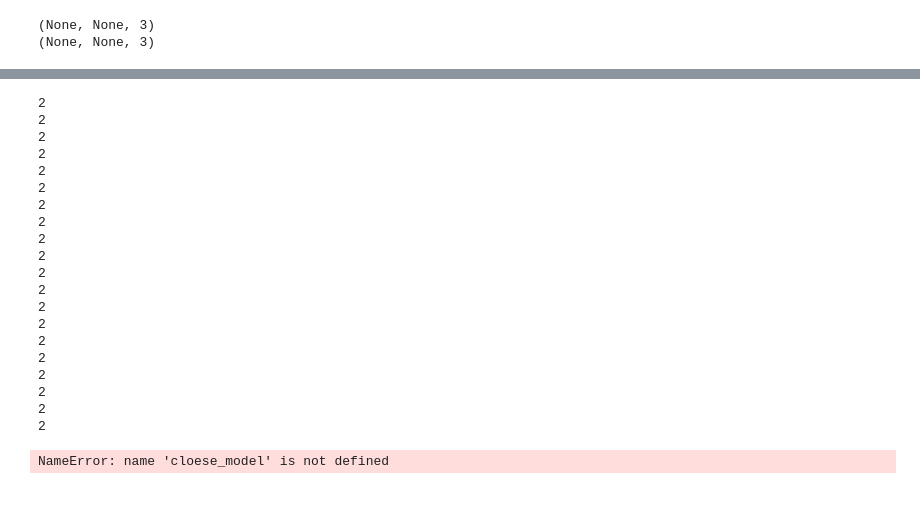
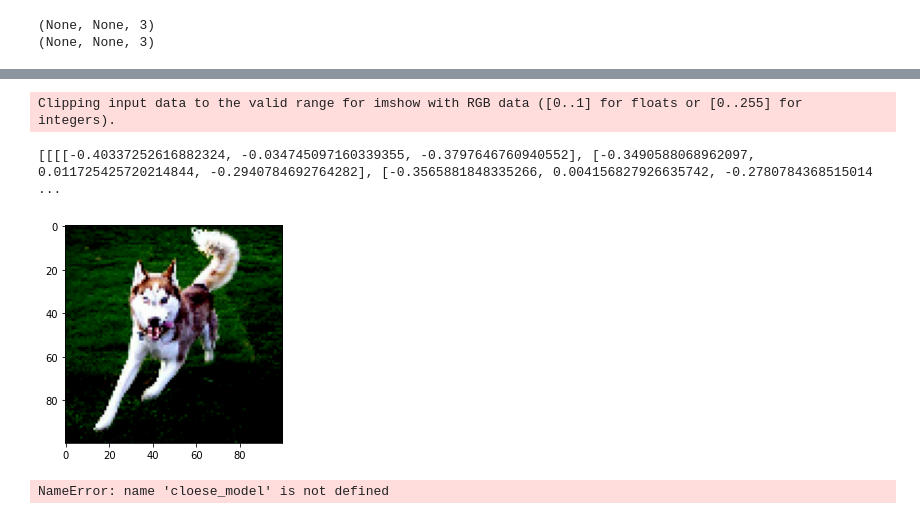
Before and after one commit to Quan3Xin/tf_estimator_demo, a Jupyter notebook: CNN_with_cat&dog.ipynb, the cells around one changed output, grey strips where cells are left out. Saved outputs shown, nothing was run; the diff lists cells and outputs as text; code cells hidden in the pictures.

```diff
--- a/CNN_with_cat&dog.ipynb
+++ b/CNN_with_cat&dog.ipynb
@@ -153,13 +153,13 @@ validation_ds = tf.data.Dataset.from_tensor_slices(test_image_path).map(process_
 (None, None, 3)
 # %%
 model = models.Sequential()
-model.add(Conv2D(32, (3, 3), activation='relu', input_shape=(100, 100, 3)))
+model.add(Conv2D(32, (3, 3), activation='relu', input_shape=(160, 160, 3)))
 model.add(MaxPooling2D((2, 2)))
 model.add(Dropout(0.2))
-model.add(Conv2D(64, (3, 3), activation='relu'))
+model.add(SeparableConv2D(64, (3, 3), activation='relu'))
 model.add(MaxPooling2D((2, 2)))
 
-model.add(Conv2D(128, (3, 3), activation='relu'))
+model.add(SeparableConv2D(128, (3, 3), activation='relu'))
 model.add(MaxPooling2D((2, 2)))
 model.add(Dropout(0.2))
 model.add(Flatten())
@@ -189,7 +189,10 @@ Trainable params: 913,162
 Non-trainable params: 0
 _________________________________________________________________
 # %%
-history =model.fit(traing_ds,epochs=10, steps_per_epoch=1000,validation_data=validation_ds, validation_steps=5)
+history =model.fit(traing_ds,epochs=10,
+                   steps_per_epoch=1000,
+                   validation_data=validation_ds,
+                   validation_steps=5)
 # %% [output]
 Train for 1000 steps, validate for 5 steps
 Epoch 1/10
@@ -211,30 +214,15 @@ Epoch 10/10
 # %%
 # pre_data = model.predict(pre_dict[0])
-np.argmax(pre_data)
+#np.argmax(pre_data)
+print(pre_dict[1])
+plt.imshow(pre_dict[1][0])
 for i in pre_dict:
     pre_data = model.predict(pre_dict[0])
     print(np.argmax(pre_data))
 # %% [output]
-2
-2
-2
-2
-2
-2
-2
-2
-2
-2
-2
-2
-2
-2
-2
-2
-2
-2
-2
-2
+Clipping input data to the valid range for imshow with RGB data ([0..1] for floats or [0..255] for integers).
+[[[[-0.40337252616882324, -0.034745097160339355, -0.3797646760940552], [-0.3490588068962097, 0.011725425720214844, -0.2940784692764282], [-0.3565881848335266, 0.004156827926635742, -0.2780784368515014 ...
+[figure, added]
 # %%
 clothing_model = models.Sequential([
    Flatten(input_shape=(28, 28)),
```
Also changed, not shown: parts of 7 cells of this notebook, 2 other files.
